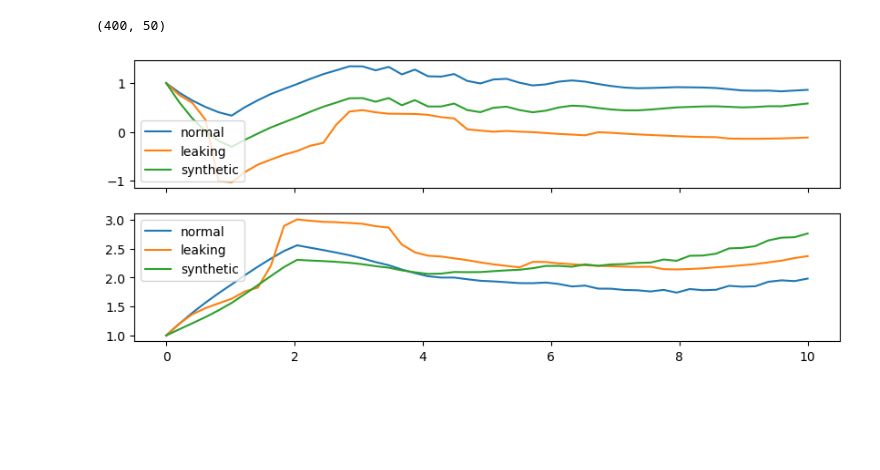
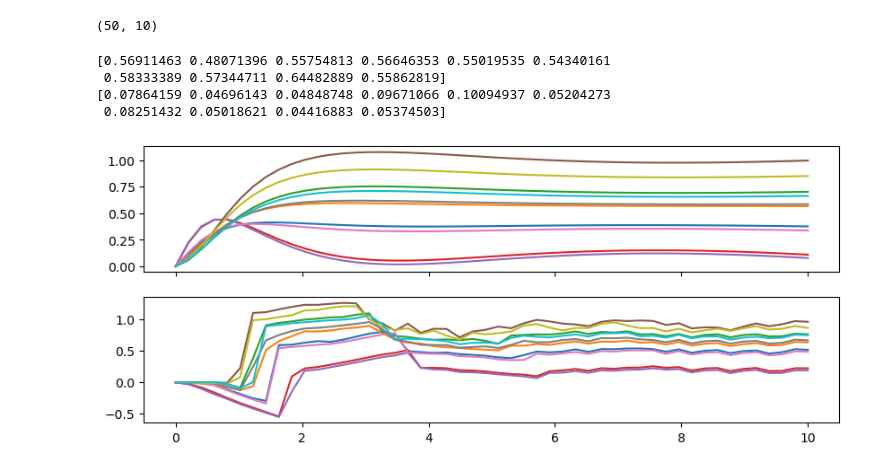
Before and after one commit to johanslettengren/synthetic-anomaly-generation, a Jupyter notebook: simulation.ipynb, the cells around one changed output. Cells and saved outputs as stored; diff of their text form; code cells hidden in the pictures; blank space fills up the shorter version.

```diff
--- a/simulation.ipynb
+++ b/simulation.ipynb
@@ -105,9 +74,13 @@ model.plot_losshistory()
 # %%
 zt = torch.cartesian_prod(torch.tensor([L], dtype=torch.float32), torch.tensor(t_eval,dtype=torch.float32))
-output = model.net(zt, model.X.T)
+output = model.net(zt, epsX)
 
-ql_diff = output[0,:,-1,0].detach().numpy()
-p0_diff = output[0,:,-1,1].detach().numpy()
+i = 7
 
-print(model.X[:,5])
+ql_diff = output[0,:,:,0].detach().numpy()
+p0_diff = output[0,:,:,1].detach().numpy()
+
+print(ql_diff.shape)
+
+#print(model.X[0,i])
 # %% [output]
@@ -115,37 +101,53 @@ tensor([0.5556])
+# %%
+ql0 = y0[:,Nz-1,:].T
+p00 = y0[:,Nz,:].T
+
+qld = yd[:,Nz-1,:].T
+p0d = yd[:,Nz,:].T
+
+print(ql0.shape)
+# %% [output]
+(50, 10)
+# %%
+ql_error_syn = np.abs(ql0 + ql_diff - qld).sum(0) / (Nz-1)
+ql_error_org = np.abs(ql0 - qld).sum(0) / (Nz-1)
+ql_norm = np.abs(qld).sum(0) / (Nz-1)
+
+p0_error_syn = np.abs(p00 + p0_diff - p0d).sum(0) / (Nz-1)
+p0_error_org = np.abs(p00 - p0d).sum(0) / (Nz-1)
+p0_norm = np.abs(p0d).sum(0) / (Nz-1)
+
+
+
+print(ql_error_syn / ql_norm)
+print(p0_error_syn / p0_norm)
+# %% [output]
+[0.56911463 0.48071396 0.55754813 0.56646353 0.55019535 0.54340161
+ 0.58333389 0.57344711 0.64482889 0.55862819]
+[0.07864159 0.04696143 0.04848748 0.09671066 0.10094937 0.05204273
+ 0.08251432 0.05018621 0.04416883 0.05374503]
 # %%
-q0 = lambda t : 1 + 0.1 * np.sin(2 * np.pi * t / 10)
-pl = lambda t : 1.0 + 0.1 * np.sin(2 * np.pi * t / 10)
-
-d = generate_gaussian_leaks(1)
-
-sol_0 = solve(q0=q0, pl=pl, d=d[:,0], X=0)
-sol_d = solve(q0=q0, pl=pl, d=d[:,0], X=1)
-
-N = sol_0.y.shape[0] // 2
-
-ql_0 = sol_0.y[N-1,:]
-p0_0 = sol_0.y[N,:]
-
-ql_d = sol_d.y[N-1,:]
-p0_d = sol_d.y[N,:]
+i = 8
 
 
 fig, axs = plt.subplots(2, 1, figsize=(10, 4), sharex=True)
 
-print(sol_d.y.shape)
-axs[0].plot(sol_0.t, ql_0, label='normal')
-axs[0].plot(sol_0.t, ql_d, label='leaking')
+# print(sol_d.y.shape)
+# axs[0].plot(sol_0.t, ql0.mean(1), label='normal')
+# axs[0].plot(sol_0.t, qld.mean(1), label='leaking')
 
-axs[1].plot(sol_0.t, p0_0, label='normal')
-axs[1].plot(sol_0.t, p0_d, label='leaking')
+# axs[1].plot(sol_0.t, p00.mean(1), label='normal')
+# axs[1].plot(sol_0.t, p0d.mean(1), label='leaking')
 
-axs[0].plot(t, ql_0 + ql_diff, label='synthetic')
-axs[1].plot(t, p0_0 + p0_diff, label='synthetic')
+# axs[0].plot(sol_0.t, ql0.mean(1) + ql_diff.mean(1), label='synthetic')
+# axs[1].plot(sol_0.t, p00.mean(1) + p0_diff.mean(1), label='synthetic')
 
-axs[0].legend()
-axs[1].legend()
+axs[0].plot(sol_0.t, p0_diff, label='synthetic')
+axs[1].plot(sol_0.t, p0d -p00, label='synthetic')
+
+# axs[0].legend()
+# axs[1].legend()
 
 plt.show()
 # %% [output]
-(400, 50)
-[figure, old version]
+[figure, new version]
```
Also changed, not shown: parts of 13 cells of this notebook, 5 other files.
